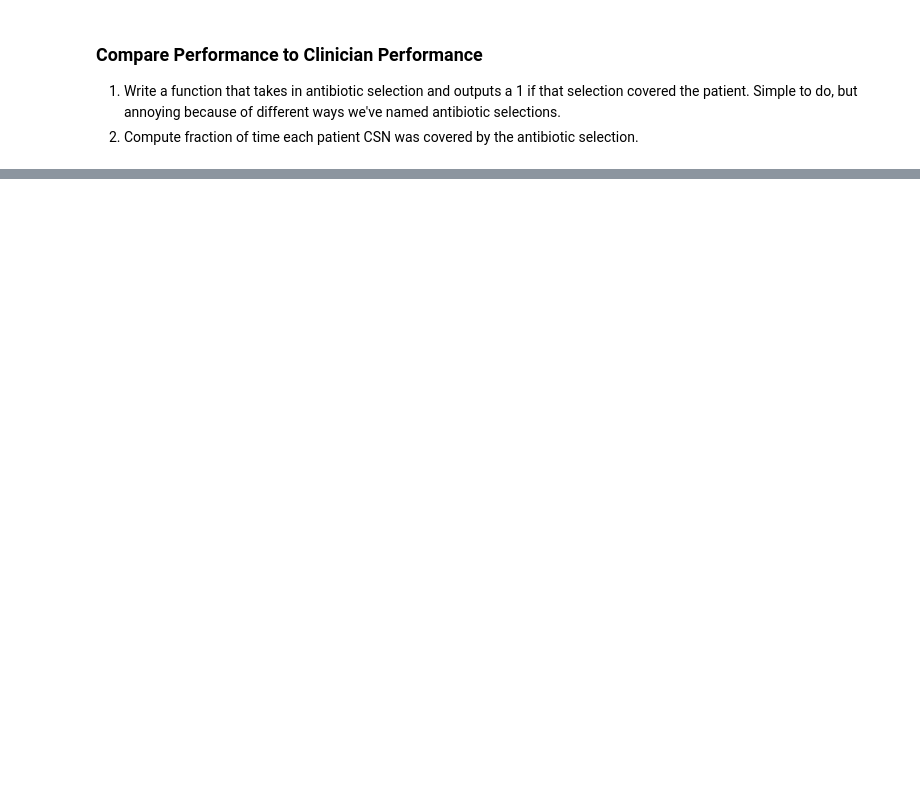
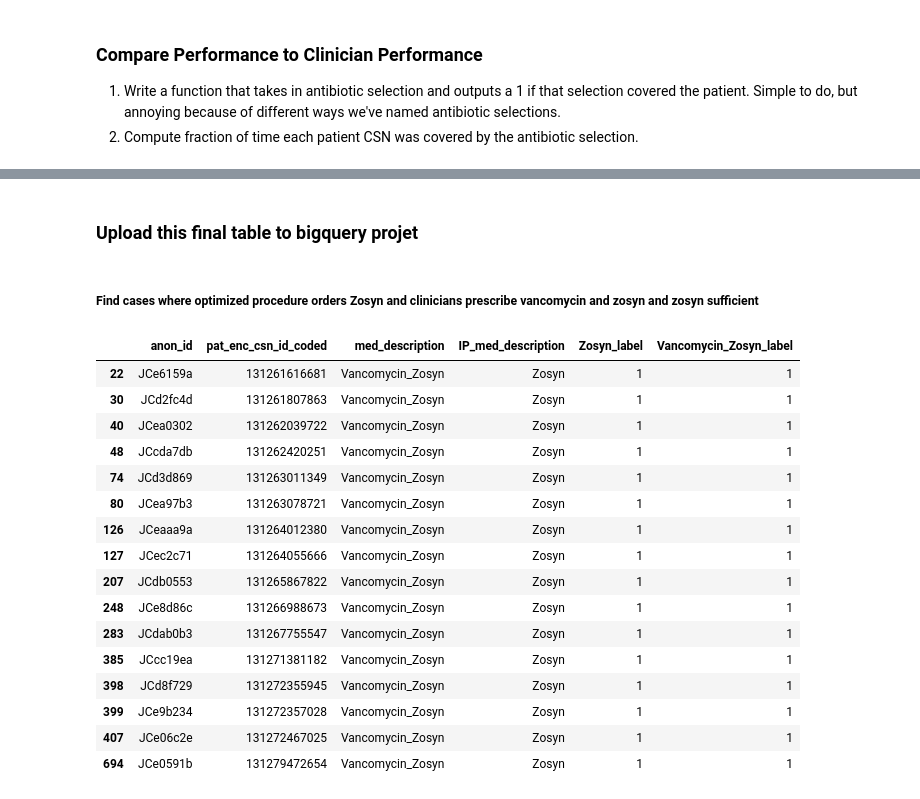
Before and after one commit to HealthRex/CDSS, a Jupyter notebook: scripts/ER_Infection/notebooks/decision_alg/Integer Programming.ipynb, the cells around one changed output, grey strips where cells are left out. Cells and saved outputs as stored; diff of their text form; code cells hidden in the pictures; blank space fills up the shorter version.

```diff
--- a/scripts/ER_Infection/notebooks/decision_alg/Integer Programming.ipynb
+++ b/scripts/ER_Infection/notebooks/decision_alg/Integer Programming.ipynb
@@ -342,7 +430,8 @@ def compute_was_covered(x, decision_column='med_description'):
         med_description = x.random_med_description
     elif decision_column == 'IP_med_description':
         med_description = x.IP_med_description
-
+    elif decision_column == 'guideline_med_description':
+        med_description = x.guideline_med_description
     return x[med_description]
 #     if med_description == "CEFTRIAXONE":
 #         return x.Ceftriaxone
@@ -434,0 +540,2 @@ df_new_agg
+# %% [markdown]
+### Upload this final table to bigquery projet
@@ -434,0 +550,30 @@ df_new_agg
+# %% [markdown]
+##### Find cases where optimized procedure orders Zosyn and clinicians prescribe vancomycin and zosyn and zosyn sufficient
+# %%
+query_str = "med_description == 'Vancomycin_Zosyn' AND IP_med_description == 'Zosyn' AND Zosyn_label == 1"
+df_zosyn_ok = (df_new
+[(df_new['med_description']=='Vancomycin_Zosyn') &
+(df_new['IP_med_description']=='Zosyn') &
+(df_new['Zosyn_label']==1)]
+[['anon_id', 'pat_enc_csn_id_coded', 'med_description', 'IP_med_description', 'Zosyn_label', 'Vancomycin_Zosyn_label']]
+)
+# %%
+df_zosyn_ok
+# %% [output]
+|  | anon_id | pat_enc_csn_id_coded | med_description | IP_med_description | Zosyn_label | Vancomycin_Zosyn_label |
+| 22 | JCe6159a | 131261616681 | Vancomycin_Zosyn | Zosyn | 1 | 1 |
+| 30 | JCd2fc4d | 131261807863 | Vancomycin_Zosyn | Zosyn | 1 | 1 |
+| 40 | JCea0302 | 131262039722 | Vancomycin_Zosyn | Zosyn | 1 | 1 |
+| 48 | JCcda7db | 131262420251 | Vancomycin_Zosyn | Zosyn | 1 | 1 |
+| 74 | JCd3d869 | 131263011349 | Vancomycin_Zosyn | Zosyn | 1 | 1 |
+| 80 | JCea97b3 | 131263078721 | Vancomycin_Zosyn | Zosyn | 1 | 1 |
+| 126 | JCeaaa9a | 131264012380 | Vancomycin_Zosyn | Zosyn | 1 | 1 |
+| 127 | JCec2c71 | 131264055666 | Vancomycin_Zosyn | Zosyn | 1 | 1 |
+| 207 | JCdb0553 | 131265867822 | Vancomycin_Zosyn | Zosyn | 1 | 1 |
+| 248 | JCe8d86c | 131266988673 | Vancomycin_Zosyn | Zosyn | 1 | 1 |
+| 283 | JCdab0b3 | 131267755547 | Vancomycin_Zosyn | Zosyn | 1 | 1 |
+| 385 | JCcc19ea | 131271381182 | Vancomycin_Zosyn | Zosyn | 1 | 1 |
+| 398 | JCd8f729 | 131272355945 | Vancomycin_Zosyn | Zosyn | 1 | 1 |
+| 399 | JCe9b234 | 131272357028 | Vancomycin_Zosyn | Zosyn | 1 | 1 |
+| 407 | JCe06c2e | 131272467025 | Vancomycin_Zosyn | Zosyn | 1 | 1 |
+| 694 | JCe0591b | 131279472654 | Vancomycin_Zosyn | Zosyn | 1 | 1 |
```
Also changed, not shown: parts of 131 cells of this notebook, 4 other files.
